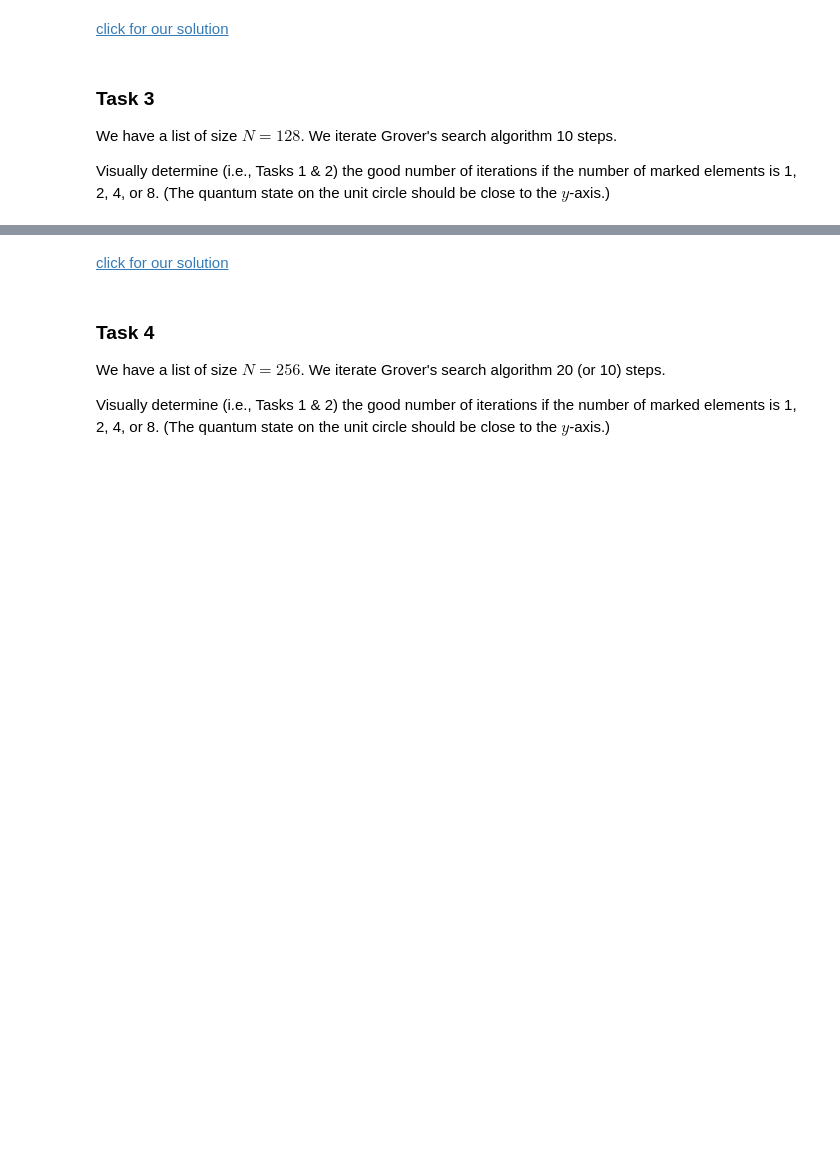
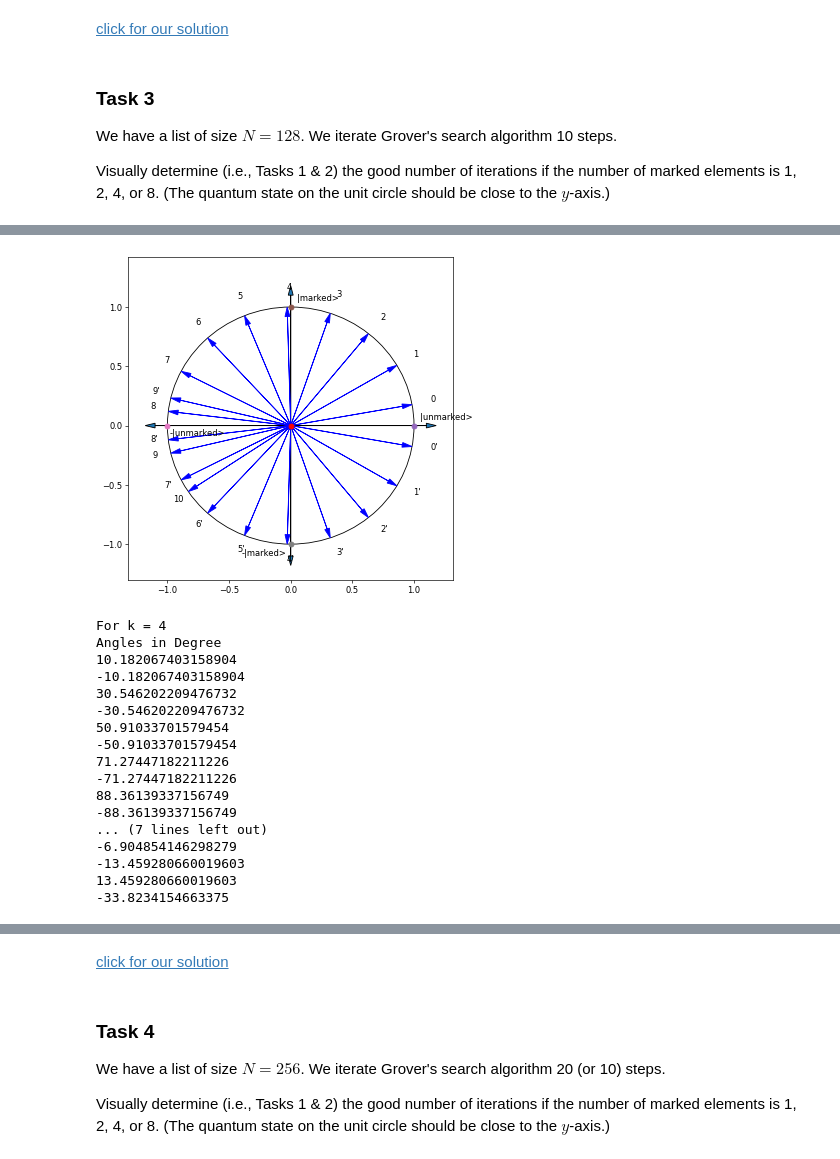
Before and after one commit to lamiselsayed/NYUAD-QC-Course, a Jupyter notebook: bronze-qiskit/quantum-with-qiskit/Q88_Grovers_Search_One_Qubit_Representation.ipynb, the cells around one changed output, grey strips where cells are left out. Drawn from its saved outputs; the diff is of its cells as text; code cells hidden in the pictures; blank space fills up the shorter version.

```diff
--- a/bronze-qiskit/quantum-with-qiskit/Q88_Grovers_Search_One_Qubit_Representation.ipynb
+++ b/bronze-qiskit/quantum-with-qiskit/Q88_Grovers_Search_One_Qubit_Representation.ipynb
@@ -269,0 +416,63 @@ for i in range(N):
+# %%
+# initial values
+iteration = 10
+N = 128
+marked_elements = [0,1,2,3]
+#marked_elements = [0,1,2,3,4,5,6,7]
+k = len(marked_elements)
+elements = []
+states_on_unit_circle= []
+
+# initial quantum state
+for i in range(N):
+    elements.append(1/N**0.5)
+
+#
+# your code is here
+#
+x = elements[N-1] * np.sqrt(N - k)  # represents the unmarked items
+y = elements[0] * np.sqrt(k)        # represents the marked items
+states_on_unit_circle.append([x, y, '0'])
+
+for i in range(iteration):
+    elements = query(elements, marked_elements)
+    x = elements[N-1] * np.sqrt(N - k)
+    y = elements[0] * np.sqrt(k)
+    states_on_unit_circle.append([x, y, str(i) + "'"])
+
+    elements = inversion(elements)
+    x = elements[N-1] * np.sqrt(N - k)
+    y = elements[0] * np.sqrt(k)
+    states_on_unit_circle.append([x, y, str(i + 1)])
+
+# draw all states
+%run quantum.py
+draw_qubit_grover()
+for state in states_on_unit_circle:
+    draw_quantum_state(state[0], state[1], state[2])
+show_plt()
+
+# print the angles
+print('For k = 4')
+print('Angles in Degree')
+for state in states_on_unit_circle:
+    print(asin(state[1]) / pi * 180)
+# %% [output]
+[figure, added]
+For k = 4
+Angles in Degree
+10.182067403158904
+-10.182067403158904
+30.546202209476732
+-30.546202209476732
+50.91033701579454
+-50.91033701579454
+71.27447182211226
+-71.27447182211226
+88.36139337156749
+-88.36139337156749
+... (7 lines left out)
+-6.904854146298279
+-13.459280660019603
+13.459280660019603
+-33.8234154663375
```
Also changed, not shown: parts of 18 cells of this notebook, 1 other file.
